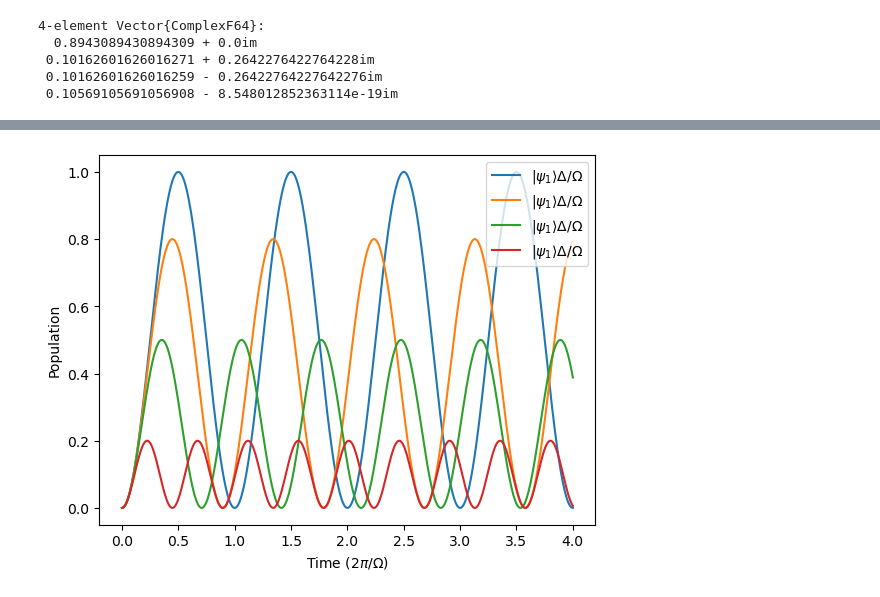
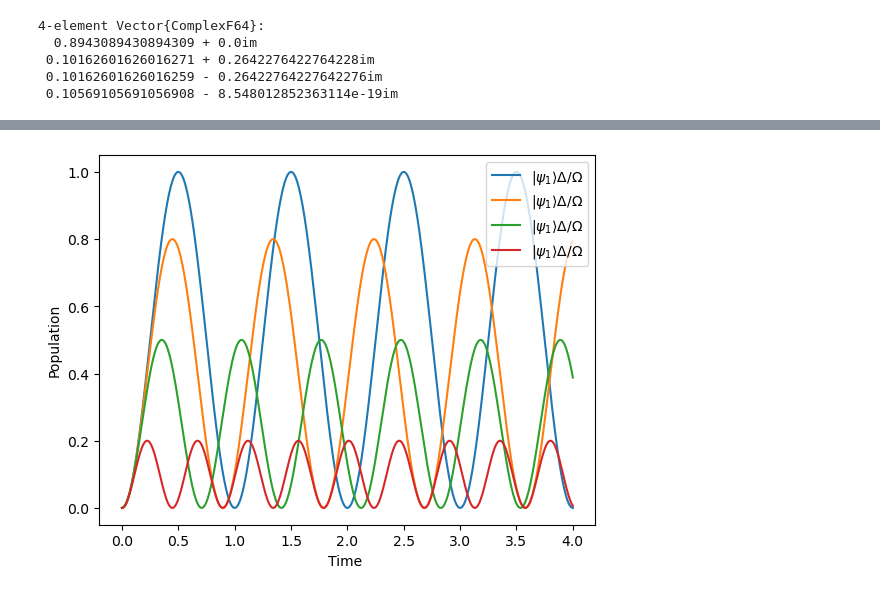
Before and after one commit to dimunozv1/MOT, a Jupyter notebook: Figures.ipynb, the cells around one changed output, grey strips where cells are left out. Drawn from its saved outputs; the diff is of its cells as text; code cells hidden in the pictures.

```diff
--- a/Figures.ipynb
+++ b/Figures.ipynb
@@ -46,8 +60,8 @@ H = Hamiltonian(Omegas, Deltas)
 psi_0 = [1.0, 0.0]
 
 # Initialize array to store populations
-pops = zeros(Complex{Float64}, length(times), 2)
-#pops = zeros(Float64, length(times), 2)
+#pops = zeros(Complex{Float64}, length(times), 2)
+pops = zeros(Float64, length(times), 2)
 
 for (i, t) in enumerate(times)
     sol = time_evolve(-1.0im * H, t, psi_0) # Perform time evolution
@@ -62,7 +76,8 @@ figure()
 plot(times / (2 * π), pops[:, 1], label = L"|\psi_1\rangle")
 plot(times / (2 * π), pops[:, 2], label = L"|\psi_2\rangle")
 legend(loc="upper right")
-xlabel("Time (\$2\\pi/\\Omega\$)")
+#xlabel("Time (\$2\\pi/\\Omega\$)")
+xlabel("Time ")
 ylabel("Population")
 show()
 # %% [output]
@@ -118,33 +145,34 @@ psi_0 = [1.0, 0.0]
 # Create Hamiltonian
 #Make a plot of the populations of the first state for each of the different detunings
 
 #Make a hamiltonian for each of the different detunings
 figure()
 for i in 1:length(Deltas)
     H = Hamiltonian(Omega1, Deltas[i[1]])
     # Initialize array to store populations for each detuning
     pops = zeros(Complex{Float64}, length(times), 2)
 
     #Evolve the system for each detuning
     for (j, t) in enumerate(times)
         sol = time_evolve(-1.0im * H, t, psi_0) # Perform time evolution
         c_1, c_2 = sol[1], sol[2]  # Extract coefficients
         # Calculate populations
         factor = abs2(c_1) + abs2(c_2)
         popn = [abs2(c_1), abs2(c_2)]
         pops[j, :] = popn / factor
     end
     #pops = zeros(Float64, length(times), 2)
     plot(times / (2 * π), pops[:, 2], label = L"|\psi_1\rangle \Delta/\Omega ")
 
 
 end
 
 legend(loc="upper right")
-    xlabel("Time (\$2\\pi/\\Omega\$)")
-    ylabel("Population")
+#xlabel("Time (\$2\\pi/\\Omega\$)")
+xlabel("Time ")
+ylabel("Population")
 
 
 show()
 # %% [output]
-[figure, old version]
+[figure, new version]
```
Also changed, not shown: parts of 4 cells of this notebook.
